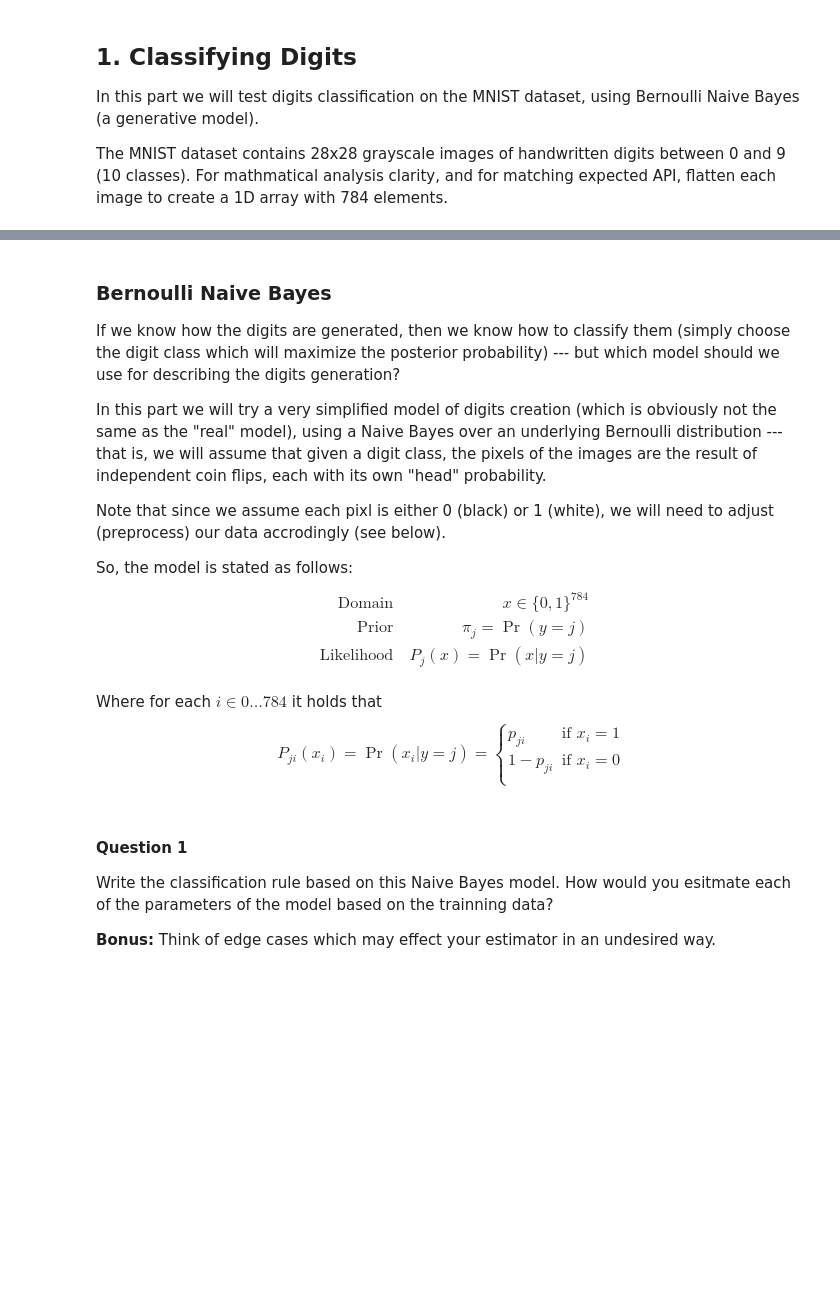
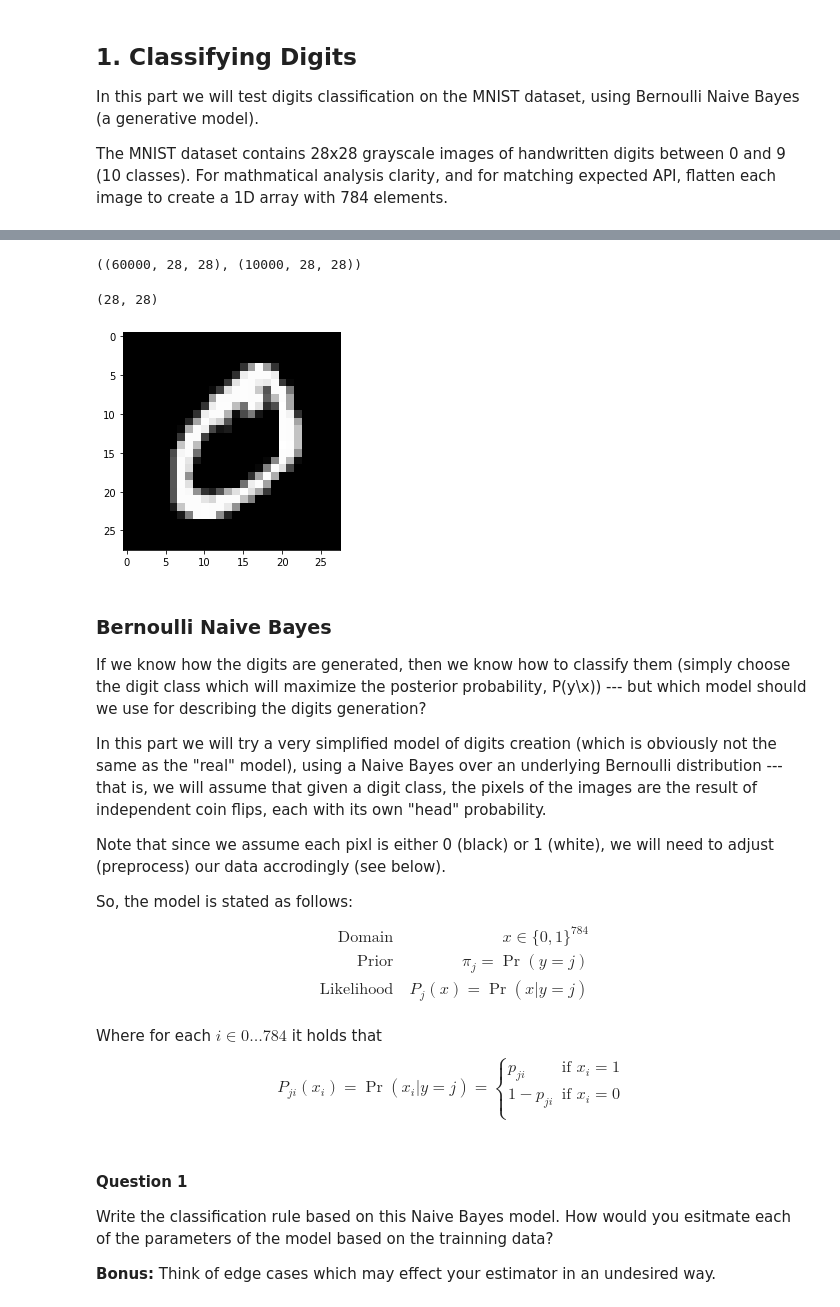
Before and after one commit to Shuaf98/y-data, a Jupyter notebook: ydata_supervised_learning/lecture2_NaiveBayes/NB_exercise_Shua.ipynb, the cells around one changed output, grey strips where cells are left out. Drawn from its saved outputs; the diff is of its cells as text; code cells hidden in the pictures; blank space fills up the shorter version.

```diff
--- a/ydata_supervised_learning/lecture2_NaiveBayes/NB_exercise_Shua.ipynb
+++ b/ydata_supervised_learning/lecture2_NaiveBayes/NB_exercise_Shua.ipynb
@@ -33,0 +46,15 @@ x_test = x_test.reshape(x_test.shape[0], 784)
+# %%
+(x_train, y_train), (x_test, y_test) = mnist.load_data()
+#automatically splits 6:1.
+# %%
+x_train.shape, x_test.shape
+# %% [output]
+((60000, 28, 28), (10000, 28, 28))
+# %%
+image = x_train[1]
+fig = plt.figure()
+plt.imshow(image, cmap = 'gray')
+image.shape #(28 by 28, so 784 pixels)
+# %% [output]
+(28, 28)
+[figure, added]
@@ -34,6 +64,6 @@ x_test = x_test.reshape(x_test.shape[0], 784)
 # %% [markdown]
 ### Bernoulli Naive Bayes
-If we know how the digits are generated, then we know how to classify them (simply choose the digit class which will maximize the posterior probability) --- but which model should we use for describing the digits generation?
+If we know how the digits are generated, then we know how to classify them (simply choose the digit class which will maximize the posterior probability, P(y\x)) --- but which model should we use for describing the digits generation?
 
 In this part we will try a very simplified model of digits creation (which is obviously not the same as the "real" model), using a Naive Bayes over an underlying Bernoulli distribution --- that is, we will assume that given a digit class, the pixels of the images are the result of independent coin flips, each with its own "head" probability.
 
```
Also changed, not shown: parts of 37 cells of this notebook, 9 other files.
